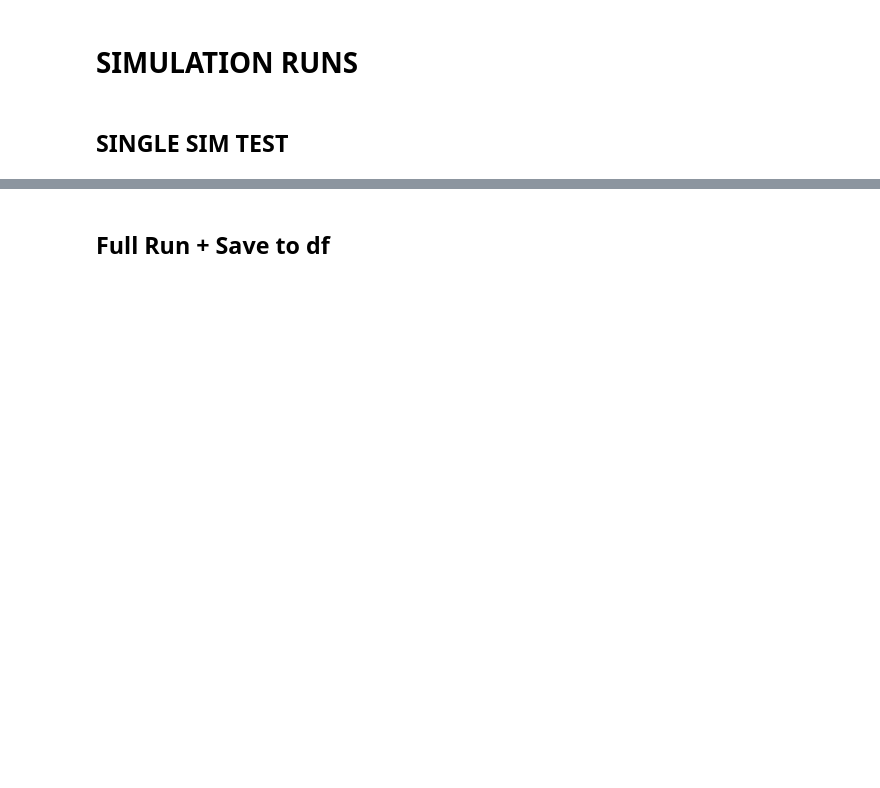
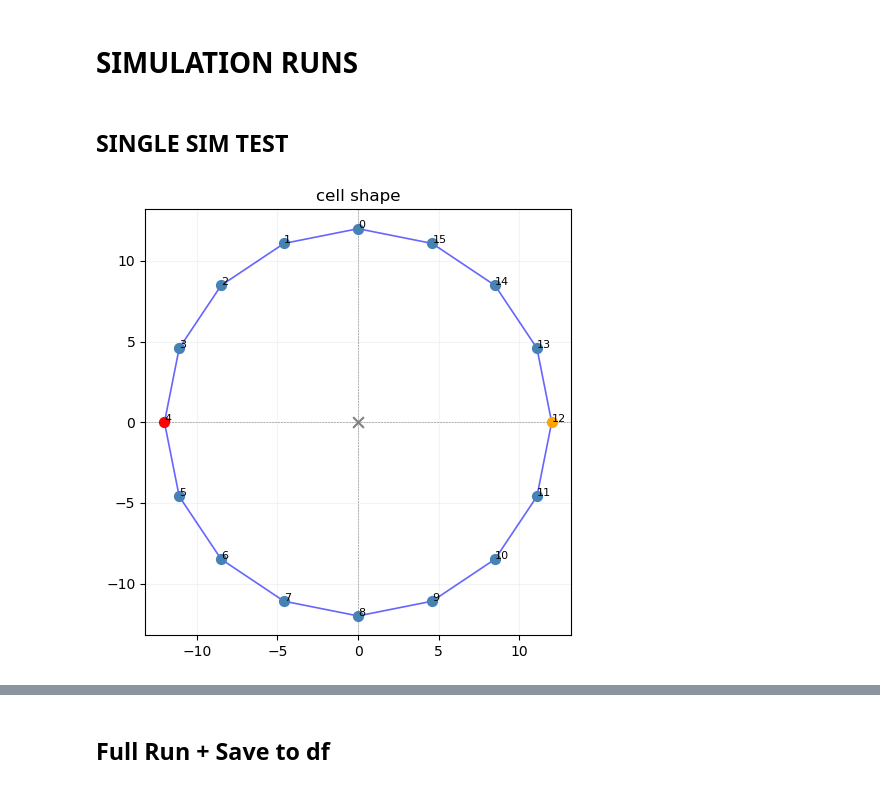
Before and after one commit to emilieyuu/endotehelial-masboss, a Jupyter notebook: notebooks/13_abm_sim_and_sweep.ipynb, the cells around one changed output, grey strips where cells are left out. Cells and saved outputs as stored; diff of their text form; code cells hidden in the pictures; blank space fills up the shorter version.

```diff
--- a/notebooks/13_abm_sim_and_sweep.ipynb
+++ b/notebooks/13_abm_sim_and_sweep.ipynb
@@ -232,5 +159,7 @@ f=8.0 rhoa_k=8.0 rhoc_p=5.0 score=-0.2668
 # %% [markdown]
 ## SINGLE SIM TEST
 # %%
-results = run_abm_sim_single(cfg, lut, 'WT', 500)
+results = run_abm_sim_single(cfg, lut, 'WT', 500, True)
+# %% [output]
+[figure, added]
 # %%
```
Also changed, not shown: parts of 5 cells of this notebook, 10 other files.
